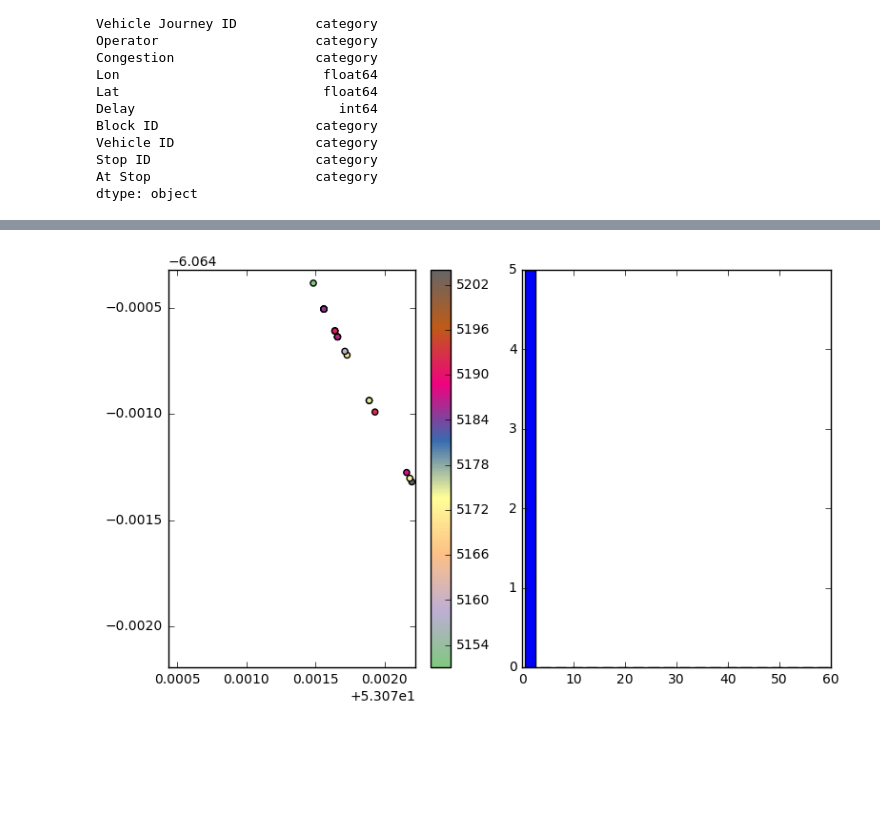
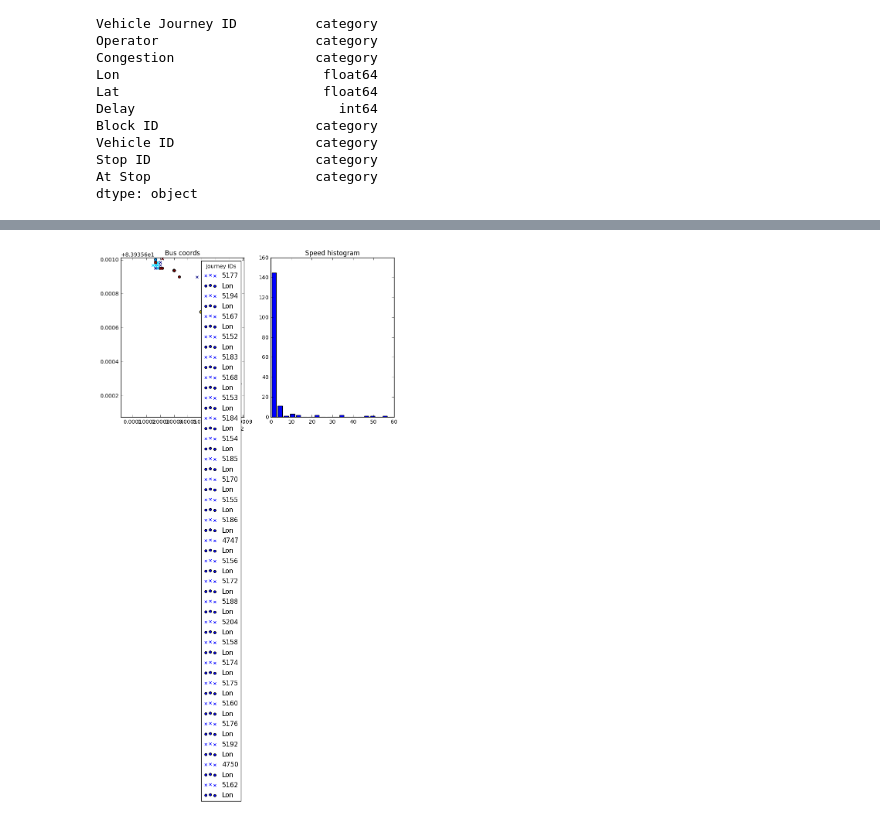
Before and after one commit to Cubbee/public-transport-stops-challenge, a Jupyter notebook: Dublin exploration.ipynb, the cells around one changed output, grey strips where cells are left out. Drawn from its saved outputs; the diff is of its cells as text; code cells hidden in the pictures; blank space fills up the shorter version.

```diff
--- a/Dublin exploration.ipynb
+++ b/Dublin exploration.ipynb
@@ -11,6 +11,9 @@ def parse_timestamp(time_in_secs):
 
 def df_dist(row):
     return haversine(row['Lon'], row['Lat'], row['Lon_prev'], row['Lat_prev'])
+
+def numpy_dist(row):
+    return haversine(row[0], row[1], row[2], row[3])
 
 def df_speed(row):
     if not row['Time deltas'].total_seconds():
@@ -53,7 +56,7 @@ def haversine(lon1, lat1, lon2, lat2):
 # At Stop [0=no,1=yes]
 
 categorical_columns = ['Line ID', 'Direction', 'Journey Pattern ID', 'Vehicle Journey ID', 'Operator', 'Congestion', 'Block ID', 'Vehicle ID', 'Stop ID', 'At Stop']
-df = pd.read_csv('sir140113-200113/siri.20130114.csv.gz',
+df = pd.read_csv('sir140113-200113/siri.20130115.csv.gz',
                  names=['Timestamp', 'Line ID', 'Direction', 'Journey Pattern ID', 'Time Frame', 'Vehicle Journey ID', 'Operator', 'Congestion', 'Lon', 'Lat', 'Delay', 'Block ID', 'Vehicle ID', 'Stop ID', 'At Stop'],
                  parse_dates=[0], date_parser=parse_timestamp,
                  dtype={col_name: 'category' for col_name in categorical_columns},
@@ -153,7 +156,7 @@ lon_min = df['Lon'].min()
 lon_range = df['Lon'].max() - lon_min
 # %%
 # Get coordinate step for given number of cells.
-num_cells = 300
+num_cells = 600
 lat_step = lat_range / num_cells
 lon_step = lon_range / num_cells
 print(lat_step)
@@ -166,35 +268,53 @@ lon step: 0.21km
 # %%
-%%time
+# %%time
+from timeit import default_timer
+t = default_timer()
 X = []
 y = []
 show_debug_data = True
-for lat_idx in range(0, 5):
+save_csvs = False
+
+for lat_idx in range(num_cells):
+    if lat_idx % 1 == 0:
+        print(lat_idx, default_timer() - t, 'num samples:', len(X))
+        t = default_timer()
+
     lat_start, lat_stop = lat_min + lat_idx * lat_step, lat_min + (lat_idx + 1) * lat_step
-    df_lat_slice = df[(lat_start <= df['Lat']) & (df['Lat'] < lat_stop)]
-    print(lat_idx)
+    df_lat_slice = df_with_speeds[(lat_start <= df_with_speeds['Lat']) & (df_with_speeds['Lat'] < lat_stop)]
+
     for lon_idx in range(num_cells):
         lon_start, lon_stop = lon_min + lon_idx * lon_step, lon_min + (lon_idx + 1) * lon_step
         cell_data = df_lat_slice[(lon_start <= df_lat_slice['Lon']) & (df_lat_slice['Lon'] < lon_stop)]
+        if cell_data.shape[0] < 25:
+            continue
+
         cell_value_counts = cell_data['At Stop'].value_counts(sort=False)
 
         for cell_line_id in cell_data['Line ID'].unique():
+            if show_debug_data:
+                plt.close()
+                fig = plt.figure(figsize=(8,5))
+                ax1 = fig.add_subplot(121)
+                plt.title('Bus coords')
+                axes = plt.gca()
+                axes.set_xlim([lat_start, lat_stop])
+                axes.set_ylim([lon_start, lon_stop])
+                X_len_before = len(X)
+                cmap = plt.get_cmap('jet', len(line_id_df['Vehicle Journey ID'].unique()))
+
             line_id_df = cell_data[cell_data['Line ID'] == cell_line_id]
+            num_unique_journeys = len(line_id_df['Vehicle Journey ID'].unique())
             value_counts = np.zeros(2)
             line_hist = None
             line_bins = None
-            for cell_journey_id in line_id_df['Vehicle Journey ID'].unique():
+
+            for journey_idx, cell_journey_id in enumerate(line_id_df['Vehicle Journey ID'].unique()):
                 journey_df = line_id_df[line_id_df['Vehicle Journey ID'] == cell_journey_id]
-                if len(journey_df) < 5:
-                    continue
 
-                journey_df = journey_df.sort_values('Timestamp')
-                journey_df = journey_df.join(journey_df[['Timestamp', 'Lon', 'Lat']].shift(), rsuffix='_prev')
-                journey_df['Time deltas'] = journey_df['Timestamp'] - journey_df['Timestamp_prev']
-                journey_df['Traveled dist'] = journey_df[['Lon', 'Lat', 'Lon_prev', 'Lat_prev']].apply(df_dist, axis=1)
-                journey_df['Speed'] = journey_df.apply(df_speed, axis=1)
-                save_dir = os.path.join('journey', str(lat_idx), str(lon_idx), cell_line_id)
-                os.makedirs(save_dir, exist_ok=True)
-                journey_df.to_csv(os.path.join(save_dir, cell_journey_id + '.csv'))
+                if save_csvs:
+                    save_dir = os.path.join('journey', str(lat_idx), str(lon_idx), cell_line_id)
+                    os.makedirs(save_dir, exist_ok=True)
+                    journey_df.to_csv(os.path.join(save_dir, cell_journey_id + '.csv'))
 
                 journey_value_counts = journey_df['At Stop'].value_counts(sort=False)
                 features, bins = np.histogram(journey_df['Speed'], bins=20, range=(0, 60))
@@ -204,34 +324,41 @@ for lat_idx in range(0, 5):
                 else:
                     line_hist += features
                 value_counts += journey_value_counts
-            if line_hist is not None:
-                X.append(line_hist / np.sum(line_hist))
-                is_stop = value_counts[1] > value_counts[0]
-                y.append(is_stop)
 
                 if show_debug_data:
+                    at_stop_line_id_df = journey_df[journey_df['At Stop'] == '1']
+                    ax1.scatter(at_stop_line_id_df['Lat'], at_stop_line_id_df['Lon'], marker='x', c=[journey_idx] * at_stop_line_id_df.shape[0], label=cell_journey_id, cmap=cmap, vmin=0, vmax=num_unique_journeys)
+                    not_at_stop_line_id_df = journey_df[journey_df['At Stop'] == '0']
+                    ax1.scatter(not_at_stop_line_id_df['Lat'], not_at_stop_line_id_df['Lon'], marker='o', c=[journey_idx] * not_at_stop_line_id_df.shape[0], label=cell_journey_id, cmap=cmap, vmin=0, vmax=num_unique_journeys)
+
+            if line_hist is not None:
+                is_stop = value_counts['1'] > value_counts['0']
+                if np.sum(line_hist) > 1:
+                    X.append(line_hist / np.sum(line_hist))
+                    y.append(is_stop)
+
+            if show_debug_data:
+                if len(X) != X_len_before:
                     print('lat_idx', lat_idx, 'lon_idx', lon_idx)
                     print('Cell line ID', cell_line_id)
                     print(cell_value_counts)
                     print('Is stop:', is_stop)
-                    print('Num cell points', len(line_id_df['Lat'])) #For some reason != to value counts.
-                    plt.figure(figsize=(8,5))
-                    plt.subplot(121)
-                    axes = plt.gca()
-                    axes.set_xlim([lat_start, lat_stop])
-                    axes.set_ylim([lon_start, lon_stop])
+                    print('Num cell points', cell_data.shape[0])
+                    print('Num line points', line_id_df.shape[0])
+                    print('Num journeys', num_unique_journeys)
+                    plt.legend(title='Journey IDs', loc=0)
 
-#                     plt.scatter(line_id_df[line_id_df['At Stop'] == '1']['Lat'], line_id_df[line_id_df['At Stop'] == '1']['Lon'], color='red', marker='x')
-#                     plt.scatter(line_id_df[line_id_df['At Stop'] == '0']['Lat'], line_id_df[line_id_df['At Stop'] == '0']['Lon'], color='blue')
-                    at_stop_line_id_df = line_id_df[line_id_df['At Stop'] == '1']
-                    plt.scatter(at_stop_line_id_df['Lat'], at_stop_line_id_df['Lon'], c=at_stop_line_id_df['Vehicle Journey ID'], cmap=plt.cm.Accent, marker='x')
-                    not_at_stop_line_id_df = line_id_df[line_id_df['At Stop'] == '0']
-                    plt.scatter(not_at_stop_line_id_df['Lat'], not_at_stop_line_id_df['Lon'], c=line_id_df[line_id_df['At Stop'] == '0']['Vehicle Journey ID'], cmap=plt.cm.Accent)
-                    plt.colorbar()
                     width = 0.7 * (line_bins[1] - line_bins[0])
                     center = (line_bins[:-1] + line_bins[1:]) / 2
                     plt.subplot(122)
+                    plt.title('Speed histogram')
                     plt.bar(center, line_hist, align='center', width=width)
                     plt.tight_layout()
                     plt.show()
+                else:
+                    plt.close()
+
+print('num samples:', len(X))
+# print(X)
+# print(y)
 # %% [output]
@@ -246 +375 @@ Num cell points 22
-[figure, old version]
+[figure, new version]
```
Also changed, not shown: parts of 17 cells of this notebook, 1 other file.
